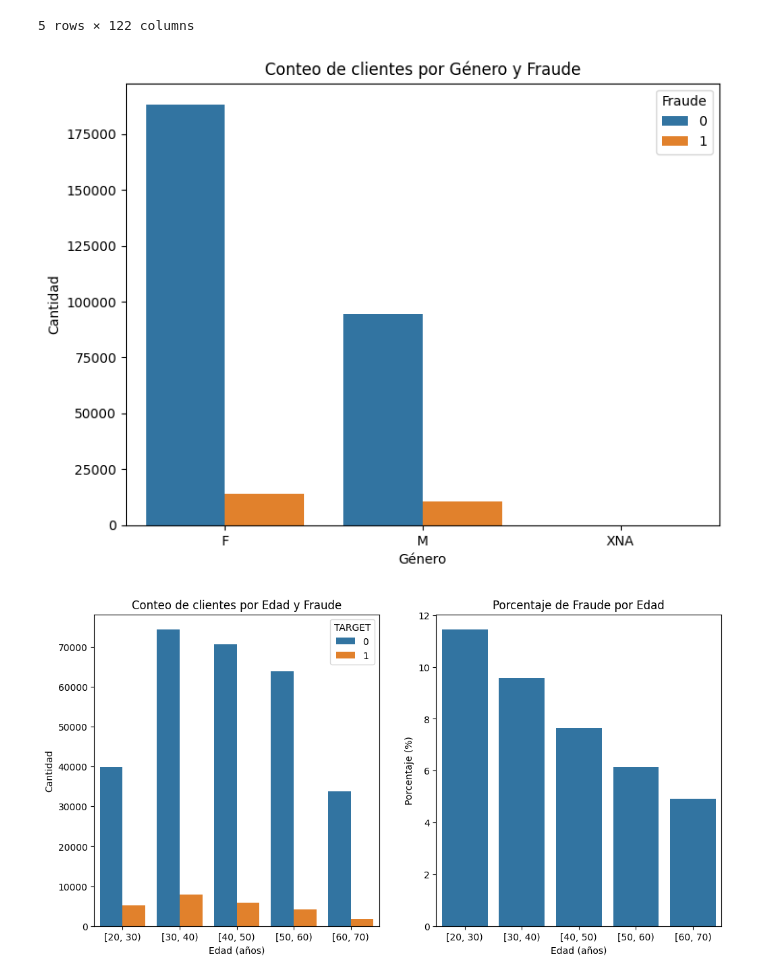
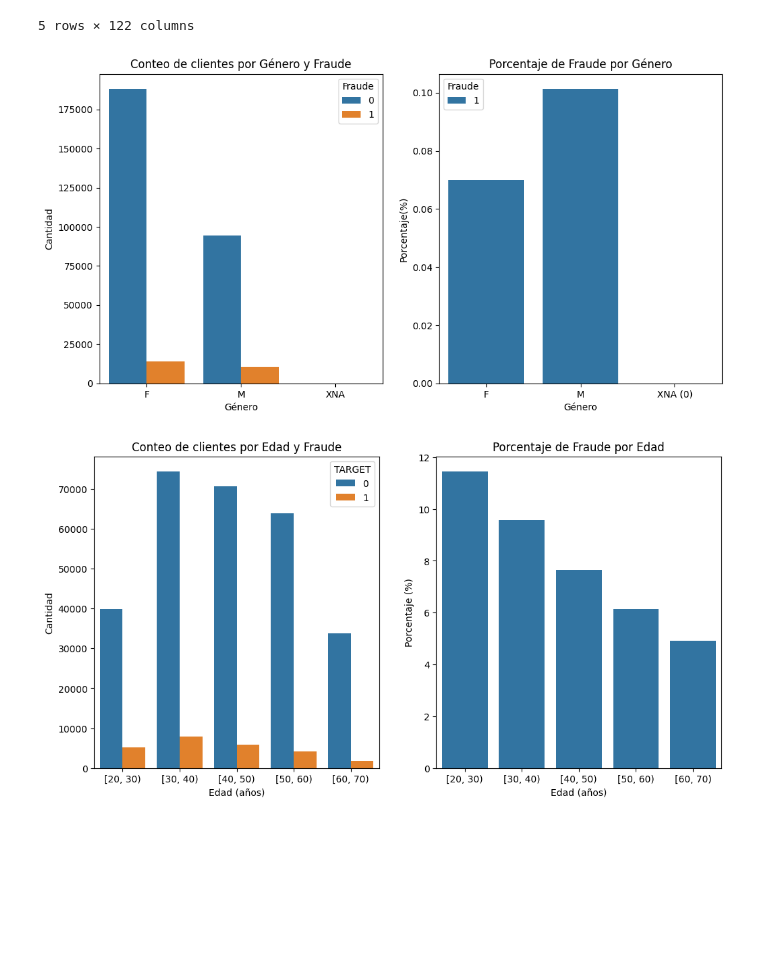
Before and after one commit to Anghelo-Salirrosas/CreditCardFraudProject, a Jupyter notebook: notebooks/3.DataVisualization.ipynb, the cells around one changed output. Drawn from its saved outputs; the diff is of its cells as text; code cells hidden in the pictures; blank space fills up the shorter version.

Commit message:
Data visualization 5

```diff
--- a/notebooks/3.DataVisualization.ipynb
+++ b/notebooks/3.DataVisualization.ipynb
@@ -28,21 +28,41 @@ df_processed.head()
 # %%
 df_gender = df.groupby(["CODE_GENDER", "TARGET"])["TARGET"].count().reset_index(name="count")
 
+df_gender_percent= df.groupby(["CODE_GENDER"])["TARGET"].value_counts(normalize=True).rename('percentage').reset_index()
+
 # Hacemos el barplot
-plt.figure(figsize=(8,6))
-sns.barplot(
+fig = plt.figure(figsize=(12,6))
+ax1 = fig.add_subplot(121)
+sns.barplot(ax=ax1,
     data=df_gender,
     x="CODE_GENDER",
     y="count",
     hue="TARGET"
 )
-plt.title("Conteo de clientes por Género y Fraude")
-plt.ylabel("Cantidad")
-plt.xlabel("Género")
-plt.legend(title='Fraude', loc='upper right')
+ax1.set_title("Conteo de clientes por Género y Fraude")
+ax1.set_ylabel("Cantidad")
+ax1.set_xlabel("Género")
+ax1.legend(title='Fraude', loc='upper right')
+
+
+ax2 = fig.add_subplot(122)
+sns.barplot(ax=ax2,
+    data=df_gender_percent[df_gender_percent["TARGET"]==1],
+    x="CODE_GENDER",
+    y="percentage",
+    hue="TARGET"
+)
+ax2.set_title("Porcentaje de Fraude por Género")
+ax2.set_ylabel("Porcentaje(%)")
+ax2.set_xlabel("Género")
+ax2.set_xticks(range(3))
+ax2.set_xticklabels(['F', 'M', 'XNA (0)'])
+ax2.set_xlim(-0.5, 2.5)
+ax2.legend(title='Fraude', loc='upper left')
+
 plt.show()
 # %% [output]
-[figure, old version]
+[figure, new version]
 # %%
 df_age = df[['DAYS_BIRTH','TARGET']].copy()
 df_age['YEARS_BIRTH'] = (df_age['DAYS_BIRTH'] / -365).astype(int)
```
Also changed, not shown: parts of 2 cells of this notebook.
